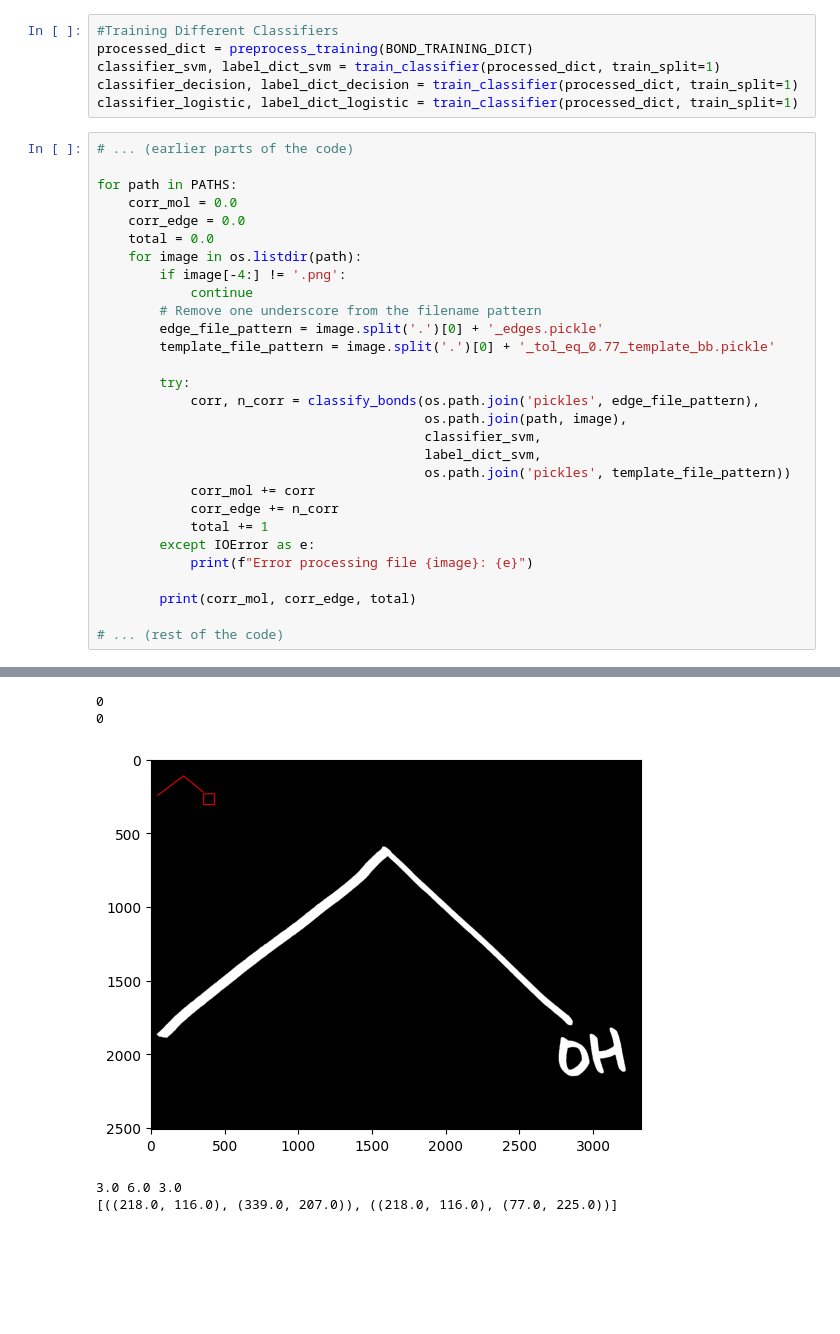
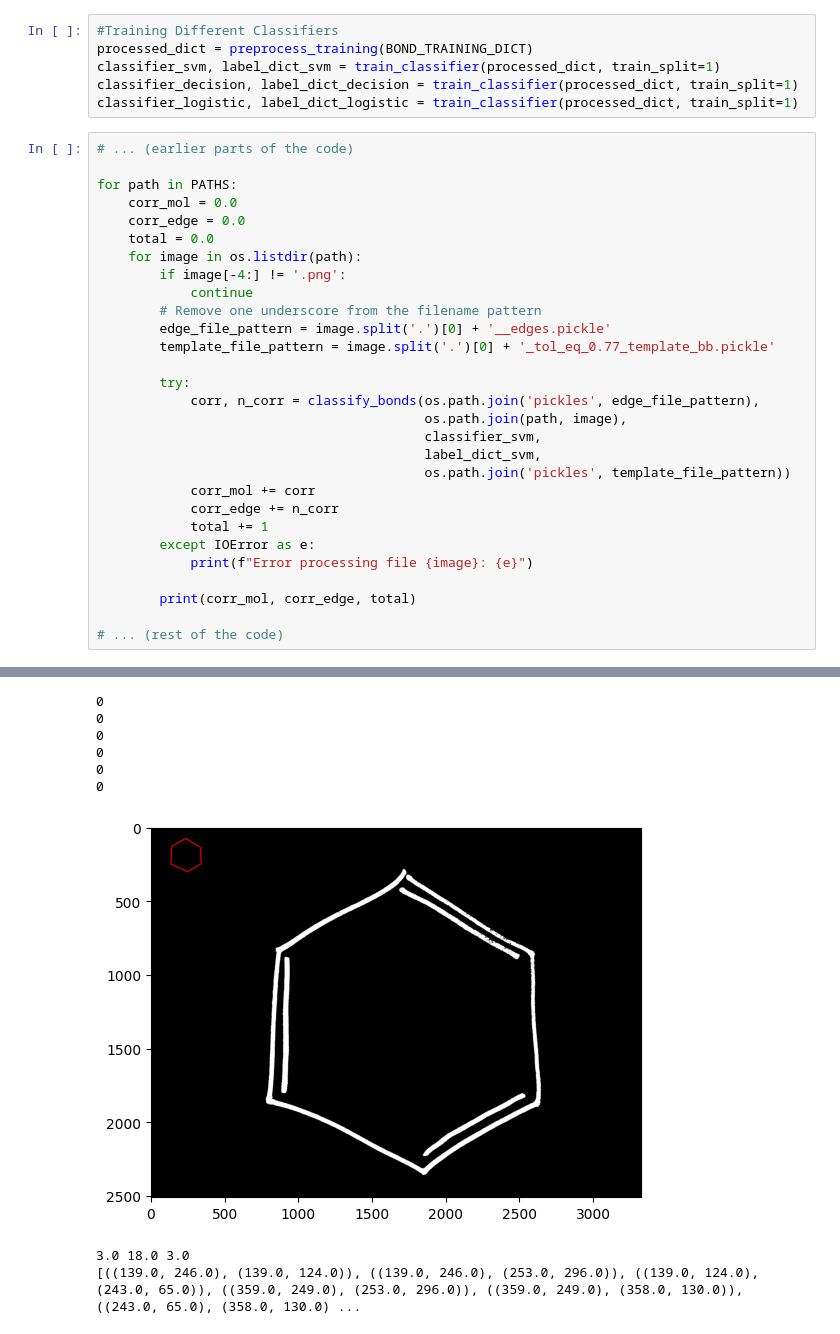
Before and after one commit to dev0419/Computer_Vision_Project, a Jupyter notebook: final.ipynb, the cells around one changed output, grey strips where cells are left out. Drawn from its saved outputs; the diff is of its cells as text; blank space fills up the shorter version.

```diff
--- a/final.ipynb
+++ b/final.ipynb
@@ -1330,7 +1330,7 @@ for path in PATHS:
         if image[-4:] != '.png':
             continue
         # Remove one underscore from the filename pattern
-        edge_file_pattern = image.split('.')[0] + '_edges.pickle'
+        edge_file_pattern = image.split('.')[0] + '__edges.pickle'
         template_file_pattern = image.split('.')[0] + '_tol_eq_0.77_template_bb.pickle'
 
         try:
@@ -1379,7 +1371,11 @@ Error processing file struct8_40.png: [Errno 2] No such file or directory: 'pick
 0
 0
+0
+0
+0
+0
-[figure, old version]
+[figure, new version]
-3.0 6.0 3.0
-[((218.0, 116.0), (339.0, 207.0)), ((218.0, 116.0), (77.0, 225.0))]
+3.0 18.0 3.0
+[((139.0, 246.0), (139.0, 124.0)), ((139.0, 246.0), (253.0, 296.0)), ((139.0, 124.0), (243.0, 65.0)), ((359.0, 249.0), (253.0, 296.0)), ((359.0, 249.0), (358.0, 130.0)), ((243.0, 65.0), (358.0, 130.0) ...
 0
 0
```
Also changed, not shown: parts of 2 cells of this notebook.
